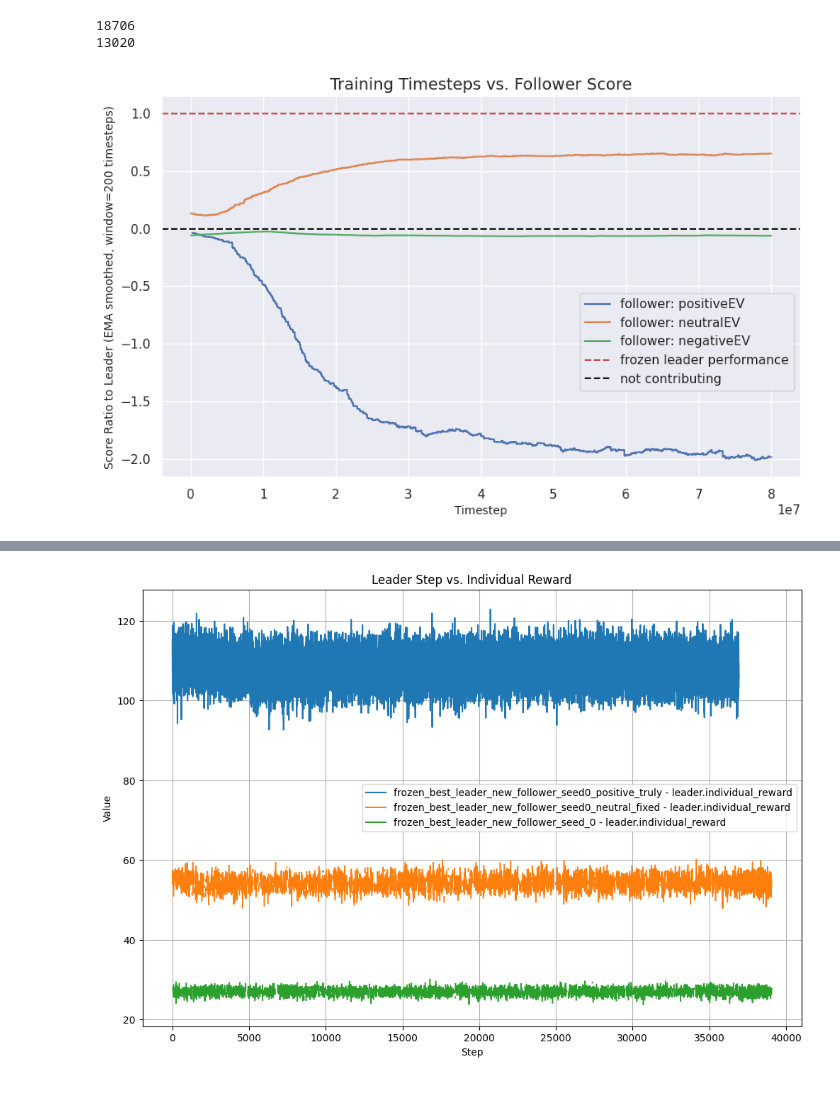
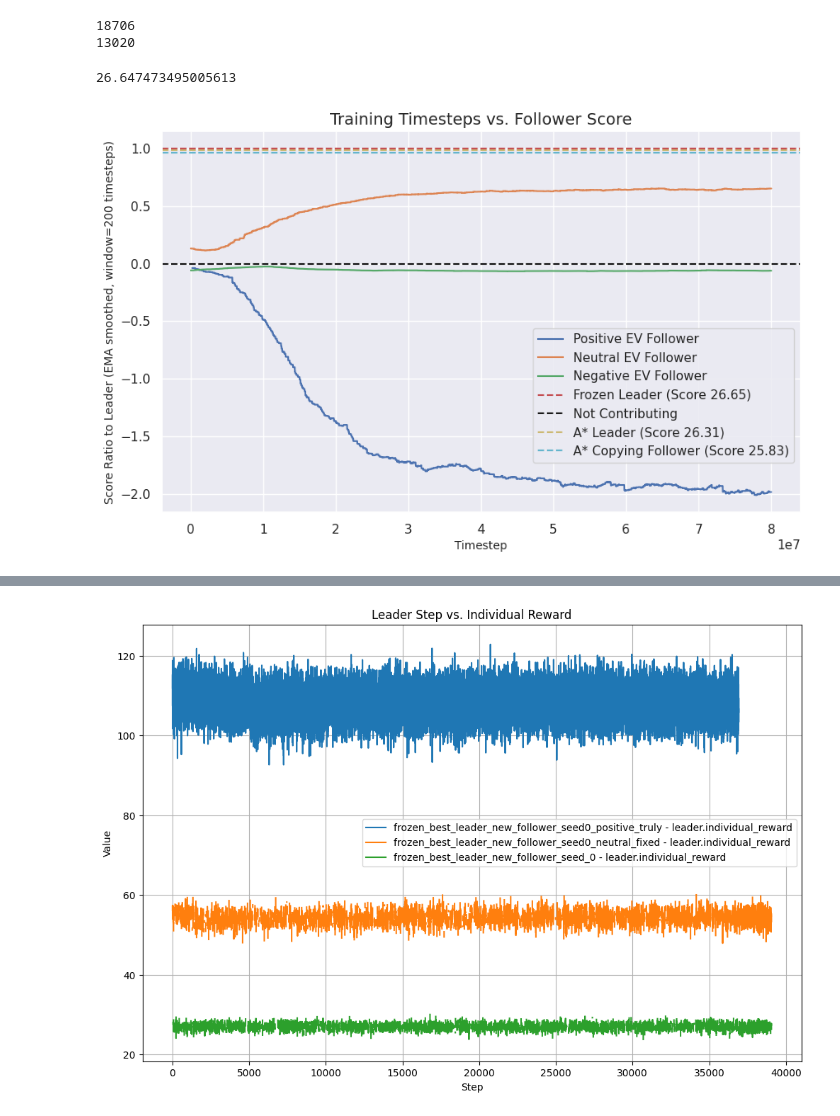
Before and after one commit to andreyrisukhin/HelpTheHuman, a Jupyter notebook: vis_wandb.ipynb, the cells around one changed output, grey strips where cells are left out. Cells and saved outputs as stored; diff of their text form; code cells hidden in the pictures.

Commit message:
update plot notebook

```diff
--- a/vis_wandb.ipynb
+++ b/vis_wandb.ipynb
@@ -161,26 +161,33 @@ print(sum(pd.isna(df['positiveEV_follower_goalblocks'])))
 # %%
 # Extract columns without MAX and MIN
 # columns_to_plot = [col for col in df.columns if '__MAX' not in col and '__MIN' not in col and col != 'Step' and col != 'timesteps' and '_step' not in col]
 # columns_to_plot = [col for col in df.columns if 'true' in col and 'positiveEV' in col]
 columns_to_plot = [col for col in df.columns if 'ratio' in col]
 
 # Plot the data
 plt.figure(figsize=(10, 6))
 span = 200  # You can adjust the span as needed
 
-for column in columns_to_plot:
-    smoothed_data = df[column].ewm(span=span, adjust=False).mean()
-    plt.plot(df['timesteps'], smoothed_data, label=f"follower: {column.split('_')[0]}")
+astar_leader_mean = 26.31
+astar_follower_mean = 25.83
+frozen_leader_mean = (df['positiveEV_leader_true_reward'].mean() + df['neutralEV_leader_true_reward'].mean() + df['negativeEV_leader_true_reward'].mean()) / 3
+print(frozen_leader_mean)
 
-plt.axhline(y=1, color='r', linestyle='--', label='frozen leader performance')
-plt.axhline(y=0, color='k', linestyle='--', label='not contributing')
+plt.plot(df['timesteps'], df['positiveEV_follower_reward_ratio'].ewm(span=span, adjust=False).mean(), label='Positive EV Follower')
+plt.plot(df['timesteps'], df['neutralEV_follower_reward_ratio'].ewm(span=span, adjust=False).mean(), label='Neutral EV Follower')
+plt.plot(df['timesteps'], df['negativeEV_follower_reward_ratio'].ewm(span=span, adjust=False).mean(), label='Negative EV Follower')
+
+plt.axhline(y=1, color='r', linestyle='--', label=f'Frozen Leader (Score {frozen_leader_mean:.02f})')
+plt.axhline(y=0, color='k', linestyle='--', label='Not Contributing')
+plt.axhline(y=astar_leader_mean / frozen_leader_mean, color='y', linestyle='--', label=f'A* Leader (Score {astar_leader_mean:.02f})')
+plt.axhline(y=astar_follower_mean / frozen_leader_mean, color='c', linestyle='--', label=f'A* Copying Follower (Score {astar_follower_mean:.02f})')
 
 plt.xlabel('Timestep', fontsize=10)
 plt.ylabel('Score Ratio to Leader (EMA smoothed, window=200 timesteps)', fontsize=10)
 plt.title('Training Timesteps vs. Follower Score', fontsize=14)
-# Make the legend go a bit lower
 plt.legend(loc='upper right', bbox_to_anchor=(1, 0.5))
 plt.grid(True)
 plt.show()
 # %% [output]
+26.647473495005613
-[figure, old version]
+[figure, new version]
```
Also changed, not shown: parts of 2 cells of this notebook.
